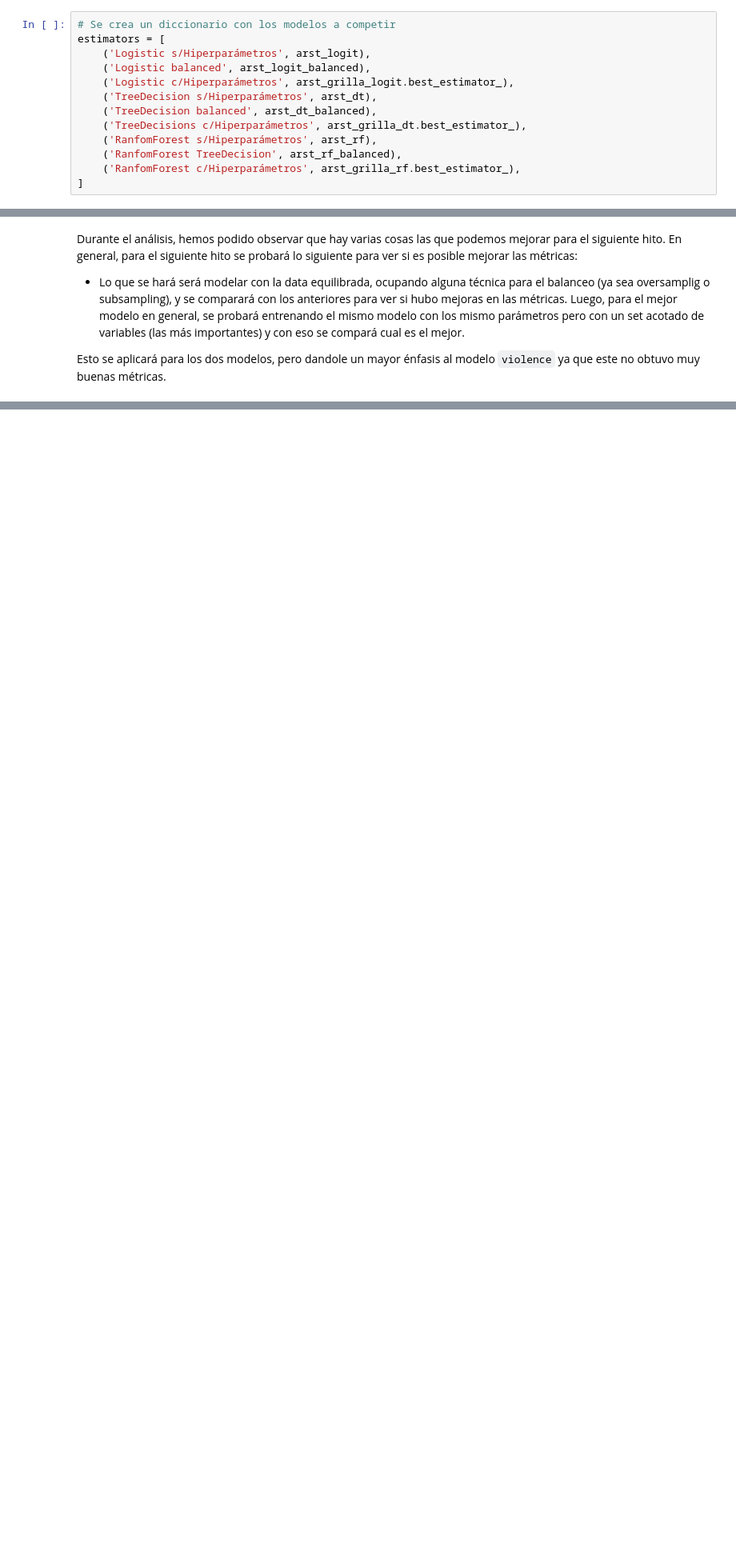
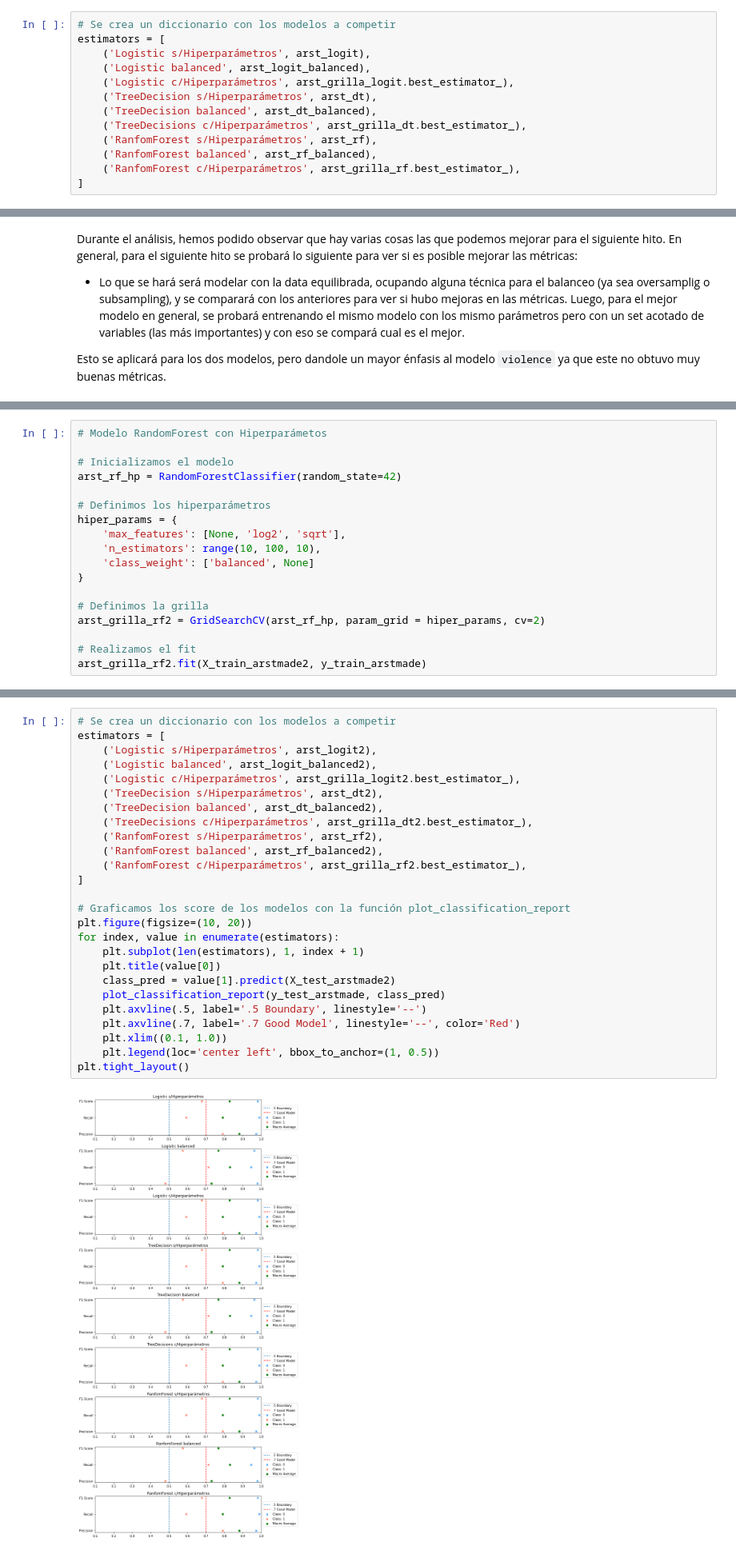
Before and after one commit to rodrigobarrazads/Desafio_Latam, a Jupyter notebook: Modulo3/Prueba/analisis_crimenes.ipynb, the cells around one changed output, grey strips where cells are left out. Shown at 80% size. Drawn from its saved outputs; the diff is of its cells as text; blank space fills up the shorter version.

```diff
--- a/Modulo3/Prueba/analisis_crimenes.ipynb
+++ b/Modulo3/Prueba/analisis_crimenes.ipynb
@@ -952,7 +955,7 @@ estimators = [
     ('TreeDecision balanced', arst_dt_balanced),
     ('TreeDecisions c/Hiperparámetros', arst_grilla_dt.best_estimator_),
     ('RanfomForest s/Hiperparámetros', arst_rf),
-    ('RanfomForest TreeDecision', arst_rf_balanced),
+    ('RanfomForest balanced', arst_rf_balanced),
     ('RanfomForest c/Hiperparámetros', arst_grilla_rf.best_estimator_),
 ]
 # %%
@@ -1225,0 +1337,18 @@ Esto se aplicará para los dos modelos, pero dandole un mayor énfasis al modelo
+# %%
+# Modelo RandomForest con Hiperparámetos
+
+# Inicializamos el modelo
+arst_rf_hp = RandomForestClassifier(random_state=42)
+
+# Definimos los hiperparámetros
+hiper_params = {
+    'max_features': [None, 'log2', 'sqrt'],
+    'n_estimators': range(10, 100, 10),
+    'class_weight': ['balanced', None]
+}
+
+# Definimos la grilla
+arst_grilla_rf2 = GridSearchCV(arst_rf_hp, param_grid = hiper_params, cv=2)
+
+# Realizamos el fit
+arst_grilla_rf2.fit(X_train_arstmade2, y_train_arstmade)
@@ -1225,0 +1362,28 @@ Esto se aplicará para los dos modelos, pero dandole un mayor énfasis al modelo
+# %%
+# Se crea un diccionario con los modelos a competir
+estimators = [
+    ('Logistic s/Hiperparámetros', arst_logit2),
+    ('Logistic balanced', arst_logit_balanced2),
+    ('Logistic c/Hiperparámetros', arst_grilla_logit2.best_estimator_),
+    ('TreeDecision s/Hiperparámetros', arst_dt2),
+    ('TreeDecision balanced', arst_dt_balanced2),
+    ('TreeDecisions c/Hiperparámetros', arst_grilla_dt2.best_estimator_),
+    ('RanfomForest s/Hiperparámetros', arst_rf2),
+    ('RanfomForest balanced', arst_rf_balanced2),
+    ('RanfomForest c/Hiperparámetros', arst_grilla_rf2.best_estimator_),
+]
+
+# Graficamos los score de los modelos con la función plot_classification_report
+plt.figure(figsize=(10, 20))
+for index, value in enumerate(estimators):
+    plt.subplot(len(estimators), 1, index + 1)
+    plt.title(value[0])
+    class_pred = value[1].predict(X_test_arstmade2)
+    plot_classification_report(y_test_arstmade, class_pred)
+    plt.axvline(.5, label='.5 Boundary', linestyle='--')
+    plt.axvline(.7, label='.7 Good Model', linestyle='--', color='Red')
+    plt.xlim((0.1, 1.0))
+    plt.legend(loc='center left', bbox_to_anchor=(1, 0.5))
+plt.tight_layout()
+# %% [output]
+[figure, added]
```
Also changed, not shown: parts of 53 cells of this notebook, 5 other files.
